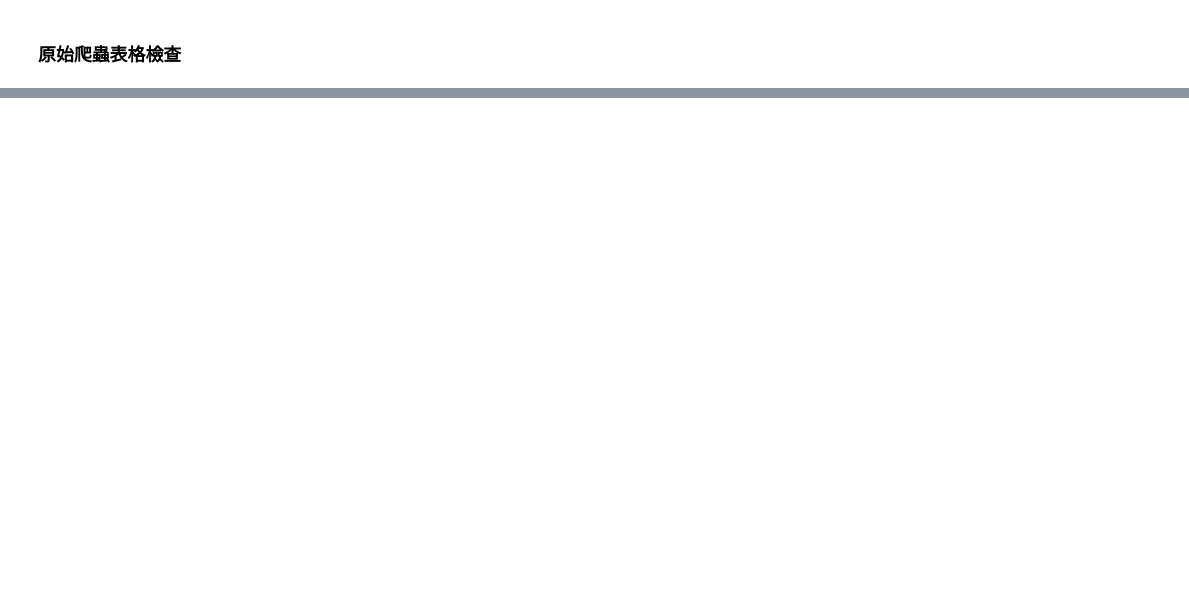
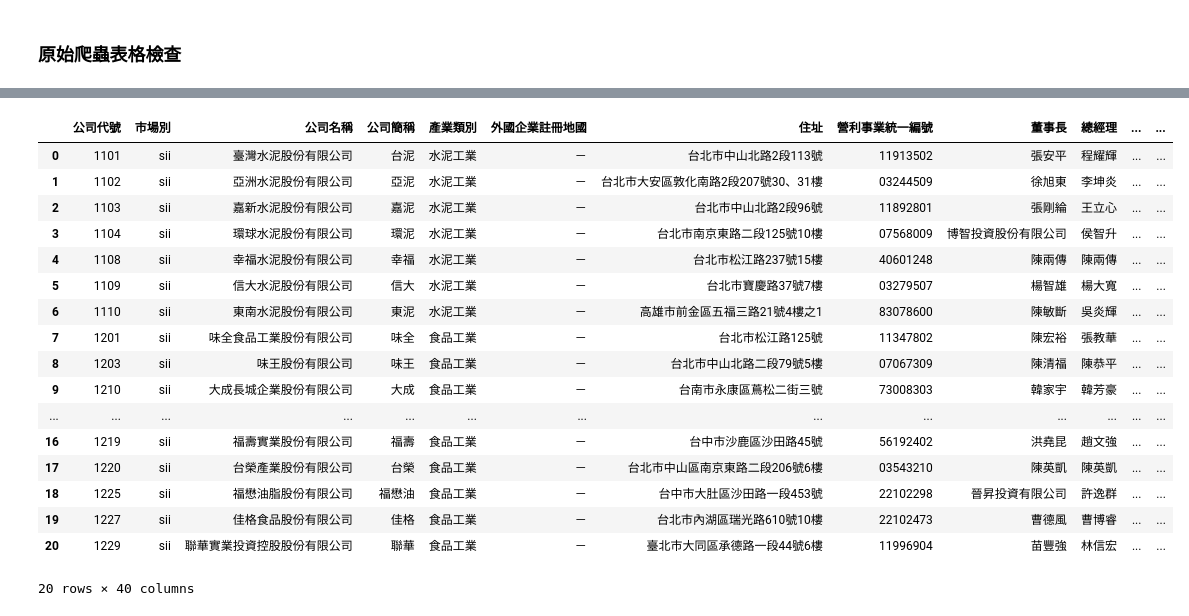
Before and after one commit to Sandwhaletree/Mai_Finlab, a Jupyter notebook: 股票財務分析/A01_Crawing_publicinfo_公司代碼與公司資訊.ipynb, the cells around one changed output, grey strips where cells are left out. Drawn from its saved outputs; the diff is of its cells as text; code cells hidden in the pictures; blank space fills up the shorter version.

```diff
--- a/股票財務分析/A01_Crawing_publicinfo_公司代碼與公司資訊.ipynb
+++ b/股票財務分析/A01_Crawing_publicinfo_公司代碼與公司資訊.ipynb
@@ -137,0 +136,21 @@ filt #檢查1
+# %%
+filt.head(20)
+# %% [output]
+|  | 公司代號 | 市場別 | 公司名稱 | 公司簡稱 | 產業類別 | 外國企業註冊地國 | 住址 | 營利事業統一編號 | 董事長 | 總經理 | ... | ... |
+| 0 | 1101 | sii | 臺灣水泥股份有限公司 | 台泥 | 水泥工業 | － | 台北市中山北路2段113號 | 11913502 | 張安平 | 程耀輝 | ... | ... |
+| 1 | 1102 | sii | 亞洲水泥股份有限公司 | 亞泥 | 水泥工業 | － | 台北市大安區敦化南路2段207號30、31樓 | 03244509 | 徐旭東 | 李坤炎 | ... | ... |
+| 2 | 1103 | sii | 嘉新水泥股份有限公司 | 嘉泥 | 水泥工業 | － | 台北市中山北路2段96號 | 11892801 | 張剛綸 | 王立心 | ... | ... |
+| 3 | 1104 | sii | 環球水泥股份有限公司 | 環泥 | 水泥工業 | － | 台北市南京東路二段125號10樓 | 07568009 | 博智投資股份有限公司 | 侯智升 | ... | ... |
+| 4 | 1108 | sii | 幸福水泥股份有限公司 | 幸福 | 水泥工業 | － | 台北市松江路237號15樓 | 40601248 | 陳兩傳 | 陳兩傳 | ... | ... |
+| 5 | 1109 | sii | 信大水泥股份有限公司 | 信大 | 水泥工業 | － | 台北市寶慶路37號7樓 | 03279507 | 楊智雄 | 楊大寬 | ... | ... |
+| 6 | 1110 | sii | 東南水泥股份有限公司 | 東泥 | 水泥工業 | － | 高雄市前金區五福三路21號4樓之1 | 83078600 | 陳敏斷 | 吳炎輝 | ... | ... |
+| 7 | 1201 | sii | 味全食品工業股份有限公司 | 味全 | 食品工業 | － | 台北市松江路125號 | 11347802 | 陳宏裕 | 張教華 | ... | ... |
+| 8 | 1203 | sii | 味王股份有限公司 | 味王 | 食品工業 | － | 台北市中山北路二段79號5樓 | 07067309 | 陳清福 | 陳恭平 | ... | ... |
+| 9 | 1210 | sii | 大成長城企業股份有限公司 | 大成 | 食品工業 | － | 台南市永康區蔦松二街三號 | 73008303 | 韓家宇 | 韓芳豪 | ... | ... |
+| ... | ... | ... | ... | ... | ... | ... | ... | ... | ... | ... | ... | ... |
+| 16 | 1219 | sii | 福壽實業股份有限公司 | 福壽 | 食品工業 | － | 台中市沙鹿區沙田路45號 | 56192402 | 洪堯昆 | 趙文強 | ... | ... |
+| 17 | 1220 | sii | 台榮產業股份有限公司 | 台榮 | 食品工業 | － | 台北市中山區南京東路二段206號6樓 | 03543210 | 陳英凱 | 陳英凱 | ... | ... |
+| 18 | 1225 | sii | 福懋油脂股份有限公司 | 福懋油 | 食品工業 | － | 台中市大肚區沙田路一段453號 | 22102298 | 晉昇投資有限公司 | 許逸群 | ... | ... |
+| 19 | 1227 | sii | 佳格食品股份有限公司 | 佳格 | 食品工業 | － | 台北市內湖區瑞光路610號10樓 | 22102473 | 曹德風 | 曹博睿 | ... | ... |
+| 20 | 1229 | sii | 聯華實業投資控股股份有限公司 | 聯華 | 食品工業 | － | 臺北市大同區承德路一段44號6樓 | 11996904 | 苗豐強 | 林信宏 | ... | ... |
+20 rows × 40 columns
```
Also changed, not shown: parts of 4 cells of this notebook.
